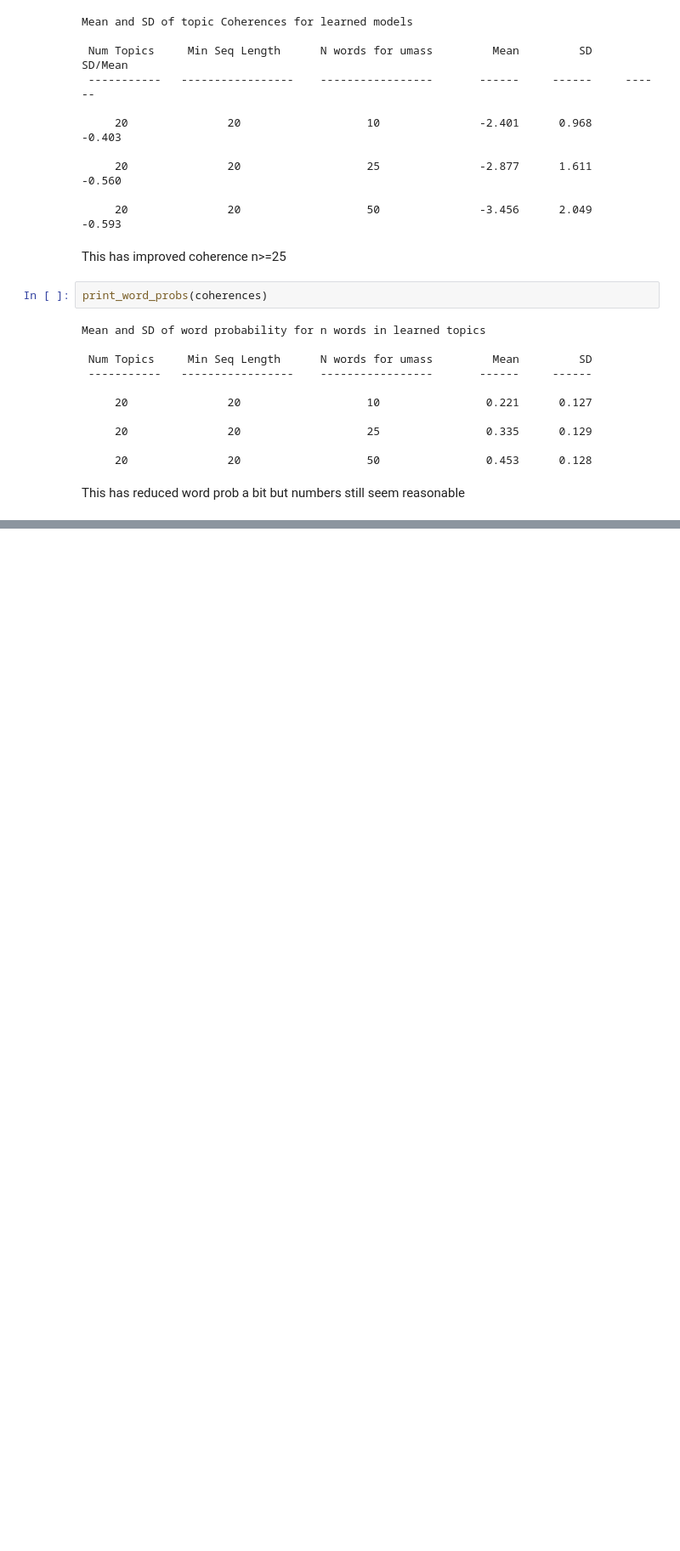
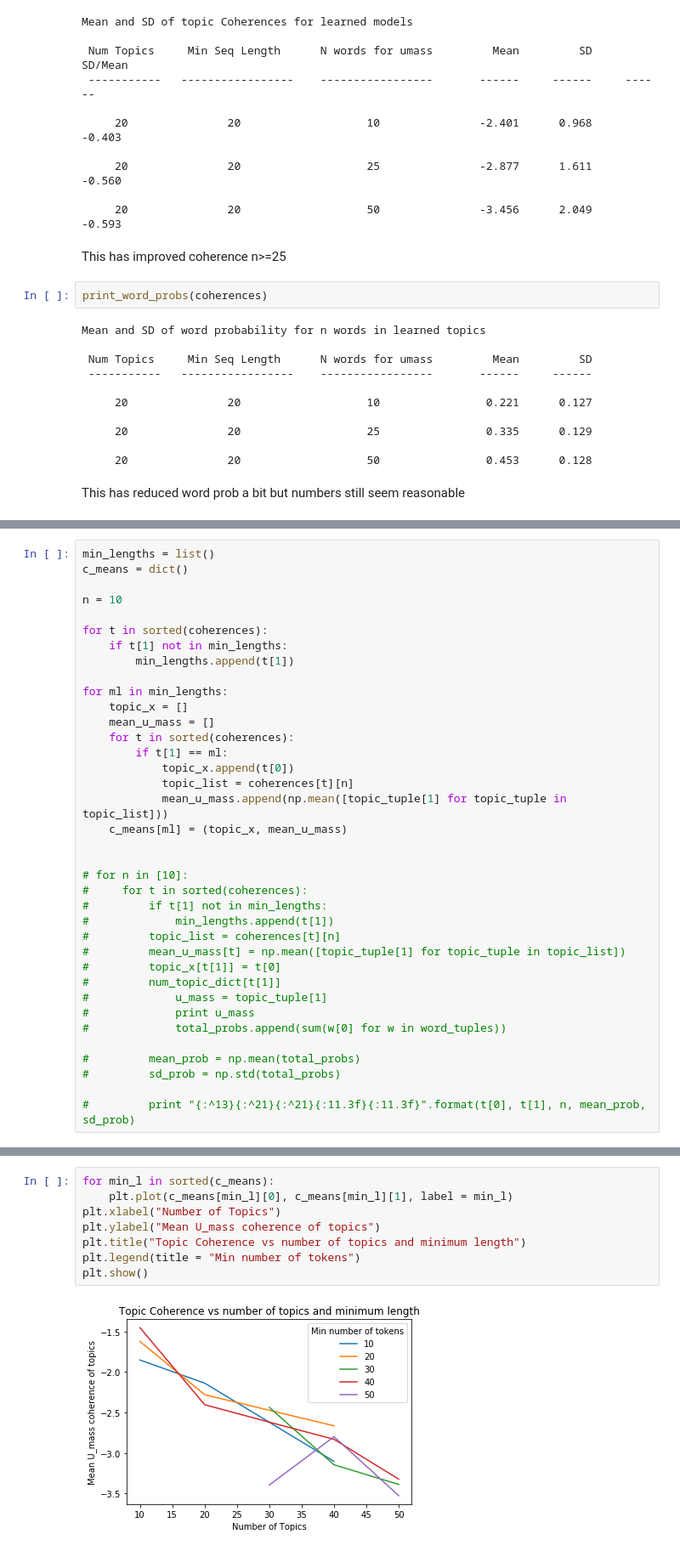
Before and after one commit to richardhitchens/w266_project, a Jupyter notebook: Evaluating_coherence_1215_TS.ipynb, the cells around one changed output, grey strips where cells are left out. Shown at 85% size. Drawn from its saved outputs; the diff is of its cells as text; blank space fills up the shorter version.

```diff
--- a/Evaluating_coherence_1215_TS.ipynb
+++ b/Evaluating_coherence_1215_TS.ipynb
@@ -408,0 +475,37 @@ This has reduced word prob a bit but numbers still seem reasonable
+# %%
+min_lengths = list()
+c_means = dict()
+
+n = 10
+
+for t in sorted(coherences):
+    if t[1] not in min_lengths:
+        min_lengths.append(t[1])
+
+for ml in min_lengths:
+    topic_x = []
+    mean_u_mass = []
+    for t in sorted(coherences):
+        if t[1] == ml:
+            topic_x.append(t[0])
+            topic_list = coherences[t][n]
+            mean_u_mass.append(np.mean([topic_tuple[1] for topic_tuple in topic_list]))
+    c_means[ml] = (topic_x, mean_u_mass)
+
+
+# for n in [10]:
+#     for t in sorted(coherences):
+#         if t[1] not in min_lengths:
+#             min_lengths.append(t[1])
+#         topic_list = coherences[t][n]
+#         mean_u_mass[t] = np.mean([topic_tuple[1] for topic_tuple in topic_list])
+#         topic_x[t[1]] = t[0]
+#         num_topic_dict[t[1]]
+#             u_mass = topic_tuple[1]
+#             print u_mass
+#             total_probs.append(sum(w[0] for w in word_tuples))
+
+#         mean_prob = np.mean(total_probs)
+#         sd_prob = np.std(total_probs)
+
+#         print "{:^13}{:^21}{:^21}{:11.3f}{:11.3f}".format(t[0], t[1], n, mean_prob, sd_prob)
@@ -408,0 +529,10 @@ This has reduced word prob a bit but numbers still seem reasonable
+# %%
+for min_l in sorted(c_means):
+    plt.plot(c_means[min_l][0], c_means[min_l][1], label = min_l)
+plt.xlabel("Number of Topics")
+plt.ylabel("Mean U_mass coherence of topics")
+plt.title("Topic Coherence vs number of topics and minimum length")
+plt.legend(title = "Min number of tokens")
+plt.show()
+# %% [output]
+[figure, added]
```
Also changed, not shown: parts of 10 cells of this notebook, 4 other files.
